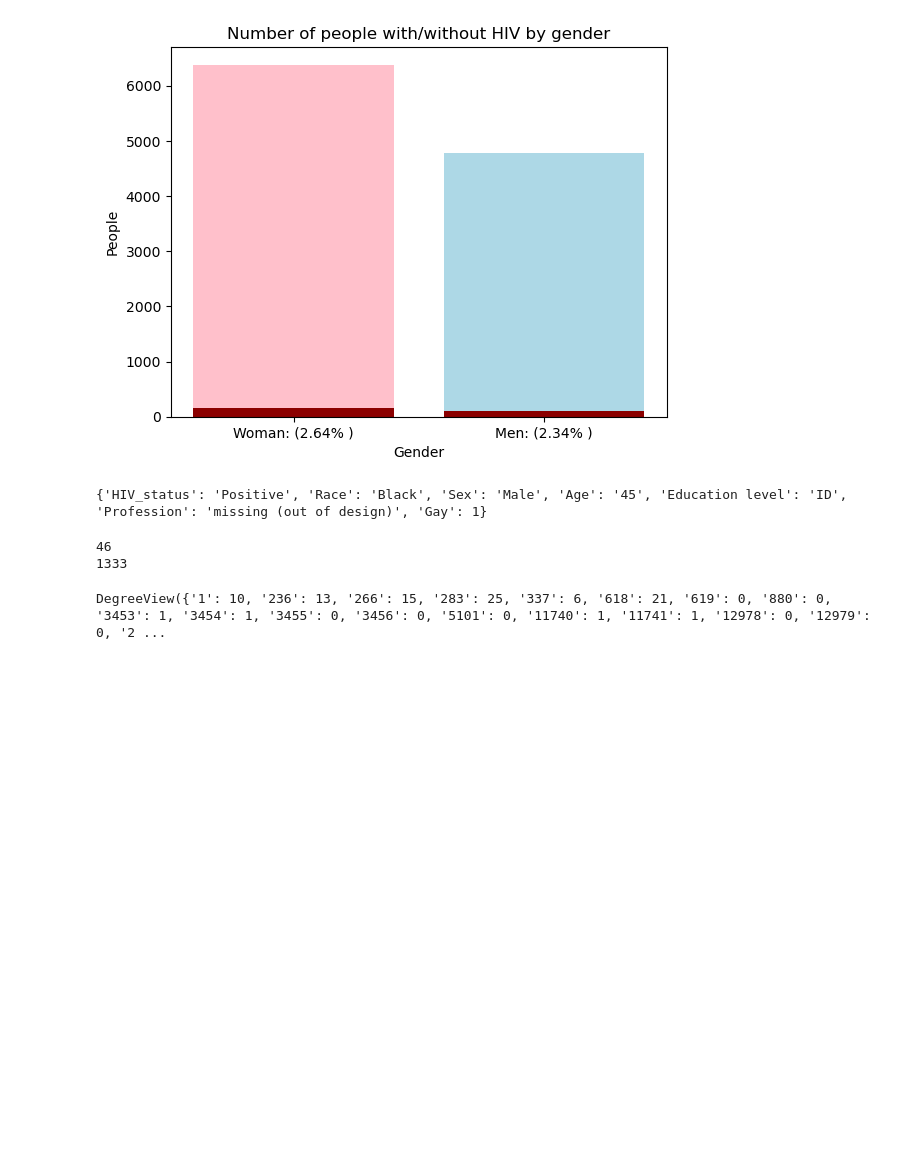
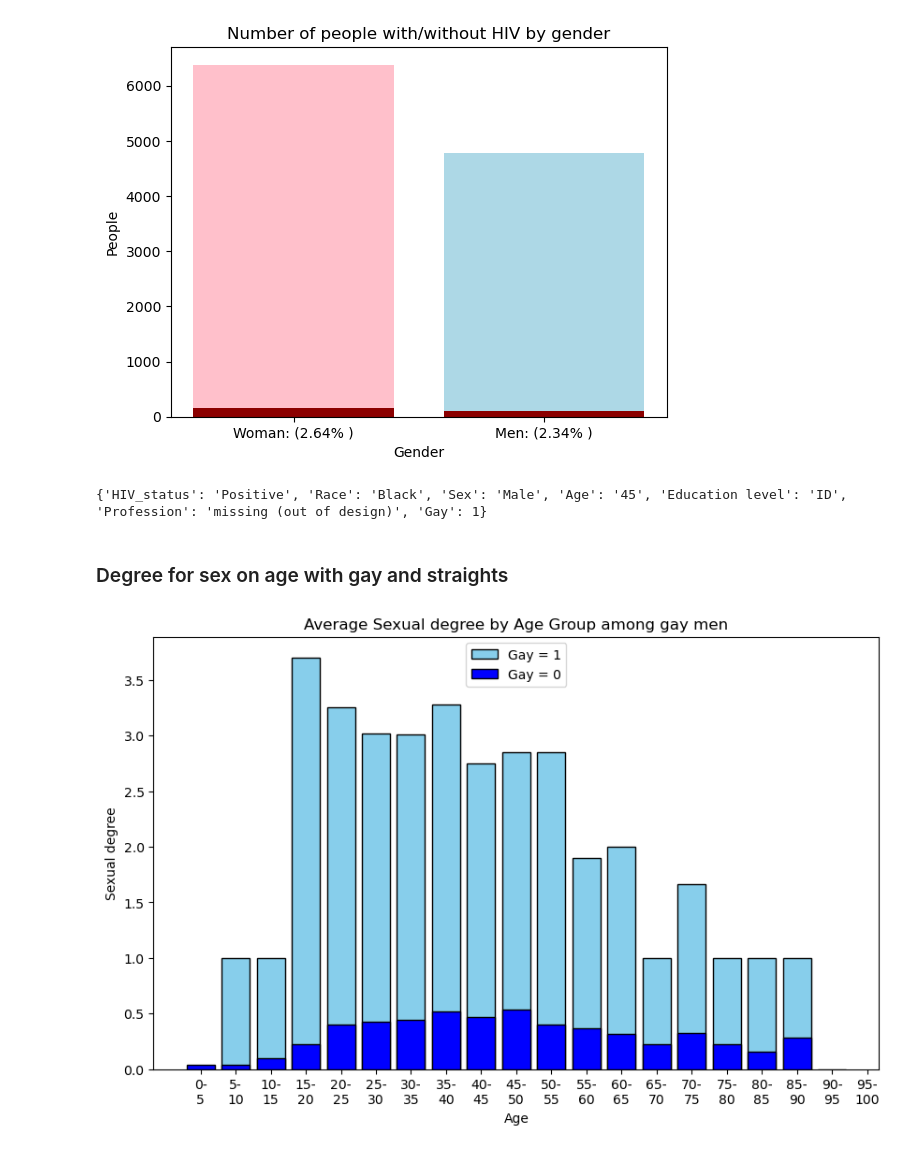
Before and after one commit to TretiakTS/NetworkAnalysisHIV, a Jupyter notebook: Demographic_Research.ipynb, the cells around one changed output. Cells and saved outputs as stored; diff of their text form; code cells hidden in the pictures; blank space fills up the shorter version.

```diff
--- a/Demographic_Research.ipynb
+++ b/Demographic_Research.ipynb
@@ -149,13 +152,71 @@ for node_id in G.nodes:  # Iterate over node IDs directly
     break
 # %% [output]
 {'HIV_status': 'Positive', 'Race': 'Black', 'Sex': 'Male', 'Age': '45', 'Education level': 'ID', 'Profession': 'missing (out of design)', 'Gay': 1}
-# %%
-print(len(whitehiv))
-print(len(white))
-# %% [output]
-46
-1333
-# %%
-G.degree
-# %% [output]
-DegreeView({'1': 10, '236': 13, '266': 15, '283': 25, '337': 6, '618': 21, '619': 0, '880': 0, '3453': 1, '3454': 1, '3455': 0, '3456': 0, '5101': 0, '11740': 1, '11741': 1, '12978': 0, '12979': 0, '2 ...
+# %% [markdown]
+### Degree for sex on age with gay and straights
+# %%
+
+k = []
+for node_id in G.nodes:  # Iterate over node IDs directly
+    node_attributes = G.nodes[node_id]  # Access attributes for the current node
+    gay = node_attributes.get("Gay", None)  # Safely get the "Race" attribute
+    if gay== 1:
+        age=node_attributes.get("Age", None)
+        if age !=" ":
+            degree=G.degree(node_id)
+            k.append([age,degree])  # Append the "Race" value to the list
+
+ks=[]
+for node_id in G.nodes:  # Iterate over node IDs directly
+    node_attributes = G.nodes[node_id]  # Access attributes for the current node
+    gay = node_attributes.get("Gay", None)  # Safely get the "Race" attribute
+    if gay== 0:
+        age=node_attributes.get("Age", None)
+        degree=G.degree(node_id)
+        if age !=" " and degree!=-1:
+            ks.append([age,degree])  # Append the "Race" value to the list
+
+
+
+# Convert to DataFrame
+import matplotlib.pyplot as plt
+# Convert to DataFrame
+df = pd.DataFrame(k, columns=['Age', 'Value'])
+dfs = pd.DataFrame(ks, columns=['Age', 'Value'])
+
+
+# Ensure 'Age' is treated as numeric (even if initially it's a string)
+df['Age'] = pd.to_numeric(df['Age'], errors='coerce')
+dfs['Age'] = pd.to_numeric(dfs['Age'], errors='coerce')
+# Check if the 'Value' column is numeric and coerce if necessary
+df['Value'] = pd.to_numeric(df['Value'], errors='coerce')
+dfs['Value'] = pd.to_numeric(dfs['Value'], errors='coerce')
+
+# Now group by 'Age' and calculate the average of 'Value'
+# Define the age intervals
+bins = [0, 5, 10, 15, 20, 25, 30, 35, 40, 45, 50, 55, 60, 65, 70, 75, 80, 85, 90, 95, 100]
+labels = ['0-\n5', '5-\n10', '10-\n15', '15-\n20', '20-\n25', '25-\n30', '30-\n35', '35-\n40', '40-\n45', '45-\n50',
+          '50-\n55', '55-\n60', '60-\n65', '65-\n70', '70-\n75', '75-\n80', '80-\n85', '85-\n90', '90-\n95', '95-\n100']
+
+# Create a new column with the corresponding age group
+df['Age_Group'] = pd.cut(df['Age'], bins=bins, labels=labels, right=False)
+dfs['Age_Group'] = pd.cut(dfs['Age'], bins=bins, labels=labels, right=False)
+
+# Calculate the average 'Value' for each age group
+avg_per_age_group = df.groupby('Age_Group')['Value'].mean()
+avg_per_age_groups = dfs.groupby('Age_Group')['Value'].mean()
+
+plt.figure(figsize=(10, 6))
+plt.bar(avg_per_age_group.index, avg_per_age_group.values, color='skyblue', edgecolor='black', label='Gay = 1')
+plt.bar(avg_per_age_groups.index, avg_per_age_groups.values, color='blue', edgecolor='black', label='Gay = 0')
+# Add title and labels
+plt.title('Average Sexual degree by Age Group among gay men')
+plt.xlabel('Age')
+plt.legend()
+plt.ylabel('Sexual degree')
+
+
+# Show the plot
+plt.show()
+# %% [output]
+[figure, added]
```
Also changed, not shown: parts of 2 cells of this notebook.
